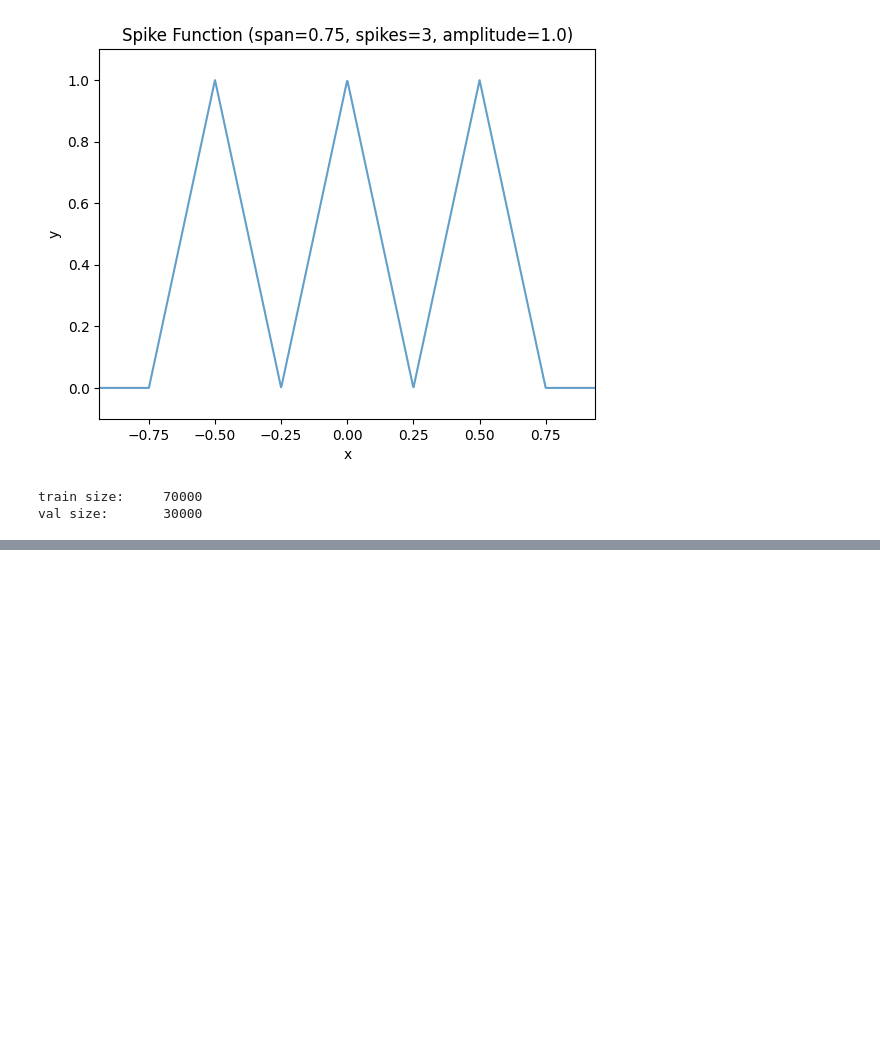
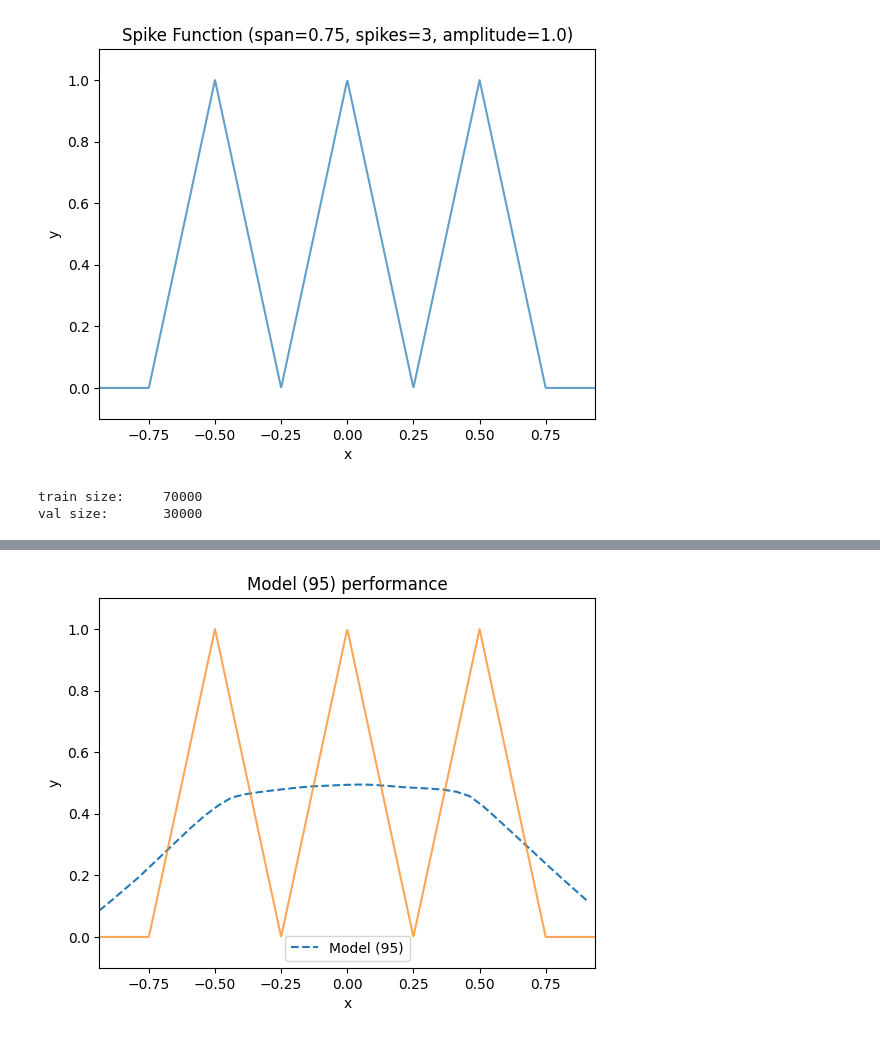
Before and after one commit to PaulusBoskabouter/EvoNet, a Jupyter notebook: experiment.ipynb, the cells around one changed output, grey strips where cells are left out. Drawn from its saved outputs; the diff is of its cells as text; code cells hidden in the pictures; blank space fills up the shorter version.

Commit message:
Evonet v1

```diff
--- a/experiment.ipynb
+++ b/experiment.ipynb
@@ -68,0 +84,5 @@ for hidden_size in [7, 50, 100]:
+# %%
+
+spike.plot(output_data=data, plot_title=f"Model ({net.hidden_size}) performance", save_path=folder/f"evonet.png")
+# %% [output]
+[figure, added]
```
Also changed, not shown: parts of 5 cells of this notebook, 8 other files.
